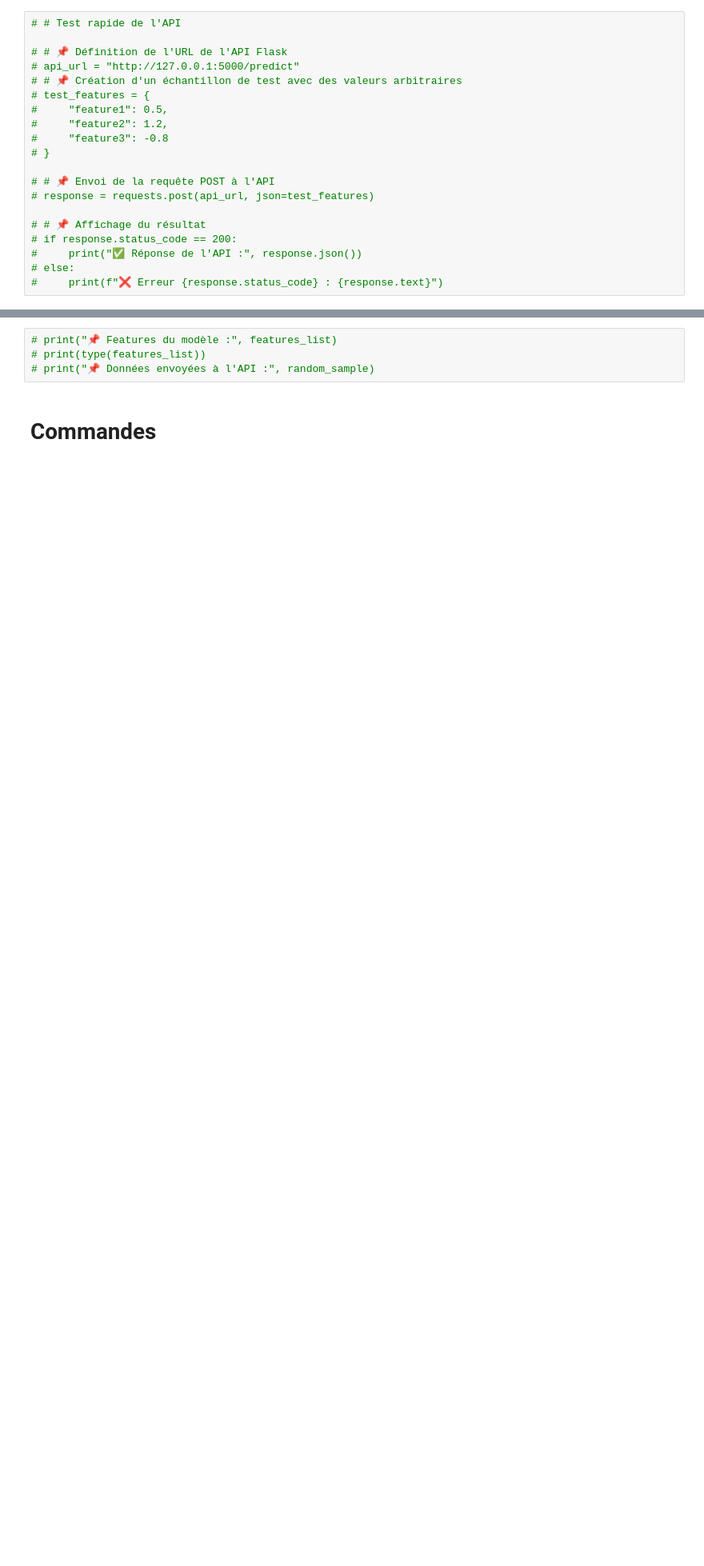
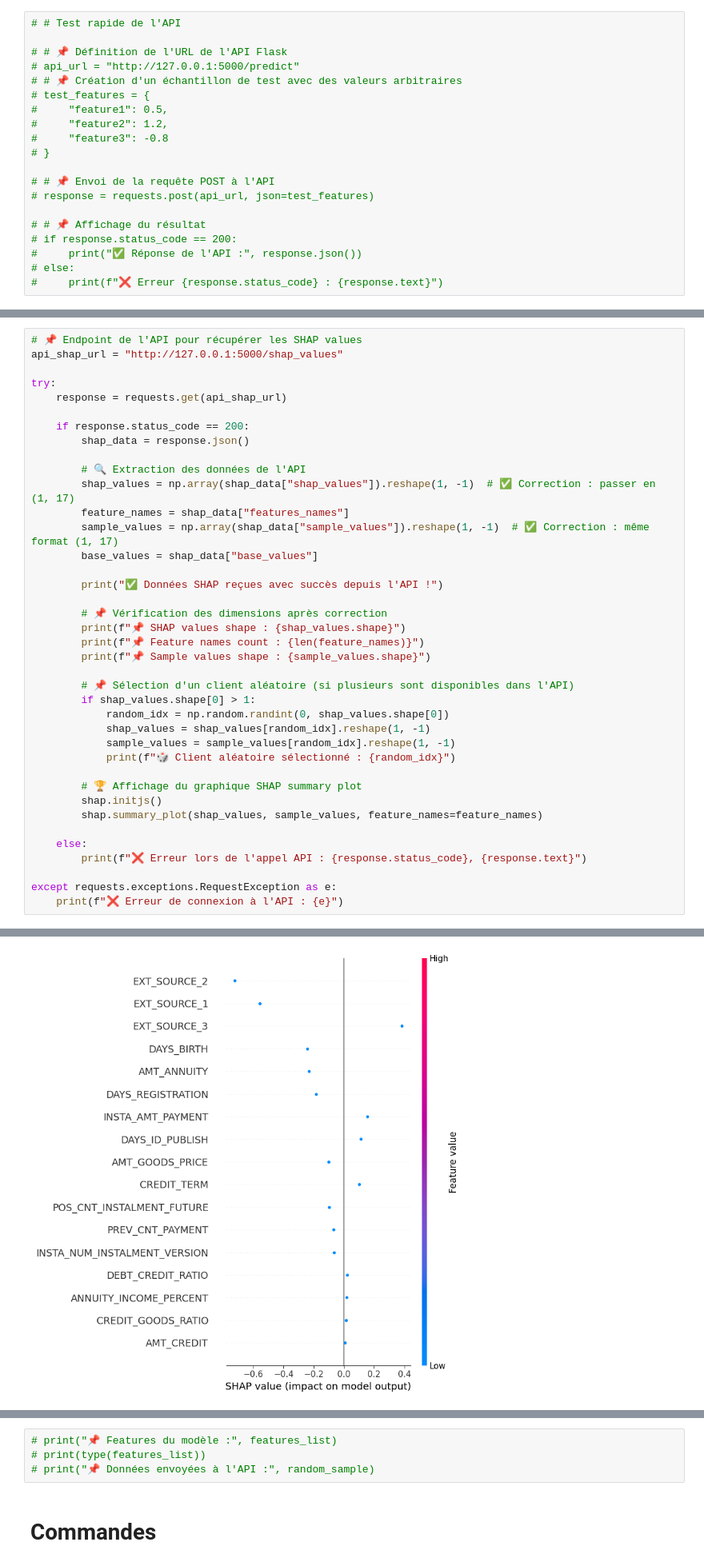
Before and after one commit to davfgh/Projet7_OpenClassrooms, a Jupyter notebook: api/Farizon_David_5_notebook_test_API_0125.ipynb, the cells around one changed output, grey strips where cells are left out. Shown at 80% size. Cells and saved outputs as stored; diff of their text form; blank space fills up the shorter version.

Commit message:
Mise à jour de l'API avec nouvel endpoint Get SHAP et test

```diff
--- a/api/Farizon_David_5_notebook_test_API_0125.ipynb
+++ b/api/Farizon_David_5_notebook_test_API_0125.ipynb
@@ -194,0 +203,40 @@ except requests.exceptions.RequestException as e:
+# %%
+# 📌 Endpoint de l'API pour récupérer les SHAP values
+api_shap_url = "http://127.0.0.1:5000/shap_values"
+
+try:
+    response = requests.get(api_shap_url)
+
+    if response.status_code == 200:
+        shap_data = response.json()
+
+        # 🔍 Extraction des données de l'API
+        shap_values = np.array(shap_data["shap_values"]).reshape(1, -1)  # ✅ Correction : passer en (1, 17)
+        feature_names = shap_data["features_names"]
+        sample_values = np.array(shap_data["sample_values"]).reshape(1, -1)  # ✅ Correction : même format (1, 17)
+        base_values = shap_data["base_values"]
+
+        print("✅ Données SHAP reçues avec succès depuis l'API !")
+
+        # 📌 Vérification des dimensions après correction
+        print(f"📌 SHAP values shape : {shap_values.shape}")
+        print(f"📌 Feature names count : {len(feature_names)}")
+        print(f"📌 Sample values shape : {sample_values.shape}")
+
+        # 📌 Sélection d'un client aléatoire (si plusieurs sont disponibles dans l'API)
+        if shap_values.shape[0] > 1:
+            random_idx = np.random.randint(0, shap_values.shape[0])
+            shap_values = shap_values[random_idx].reshape(1, -1)
+            sample_values = sample_values[random_idx].reshape(1, -1)
+            print(f"🎲 Client aléatoire sélectionné : {random_idx}")
+
+        # 🏆 Affichage du graphique SHAP summary plot
+        shap.initjs()
+        shap.summary_plot(shap_values, sample_values, feature_names=feature_names)
+
+    else:
+        print(f"❌ Erreur lors de l'appel API : {response.status_code}, {response.text}")
+
+except requests.exceptions.RequestException as e:
+    print(f"❌ Erreur de connexion à l'API : {e}")
+# %% [output]
@@ -195,3 +248,4 @@ except requests.exceptions.RequestException as e:
+[figure, added]
 # %%
 # api_url = "http://127.0.0.1:5000/predict"
 # response = requests.post(api_url, json={})
```
Also changed, not shown: parts of 7 cells of this notebook, 3 other files.
